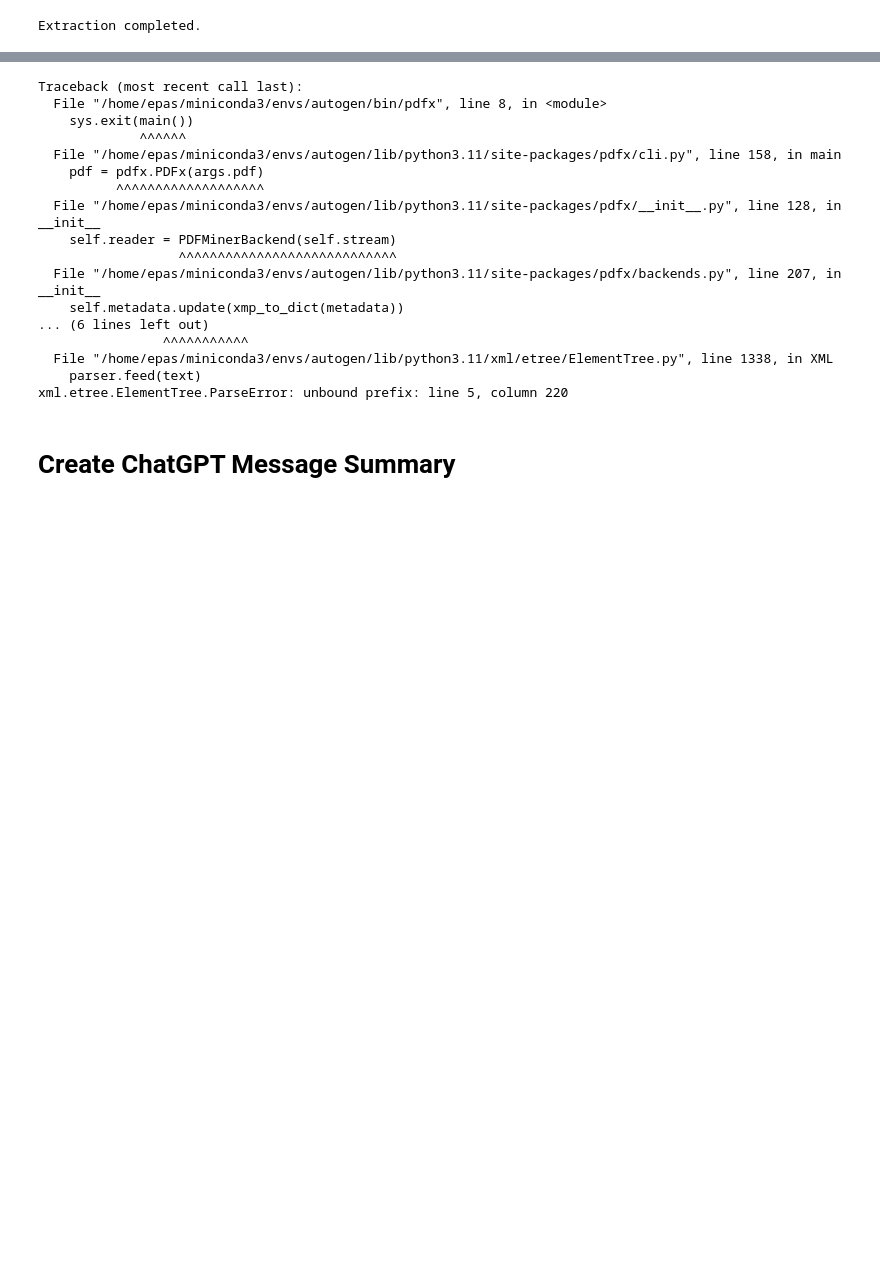
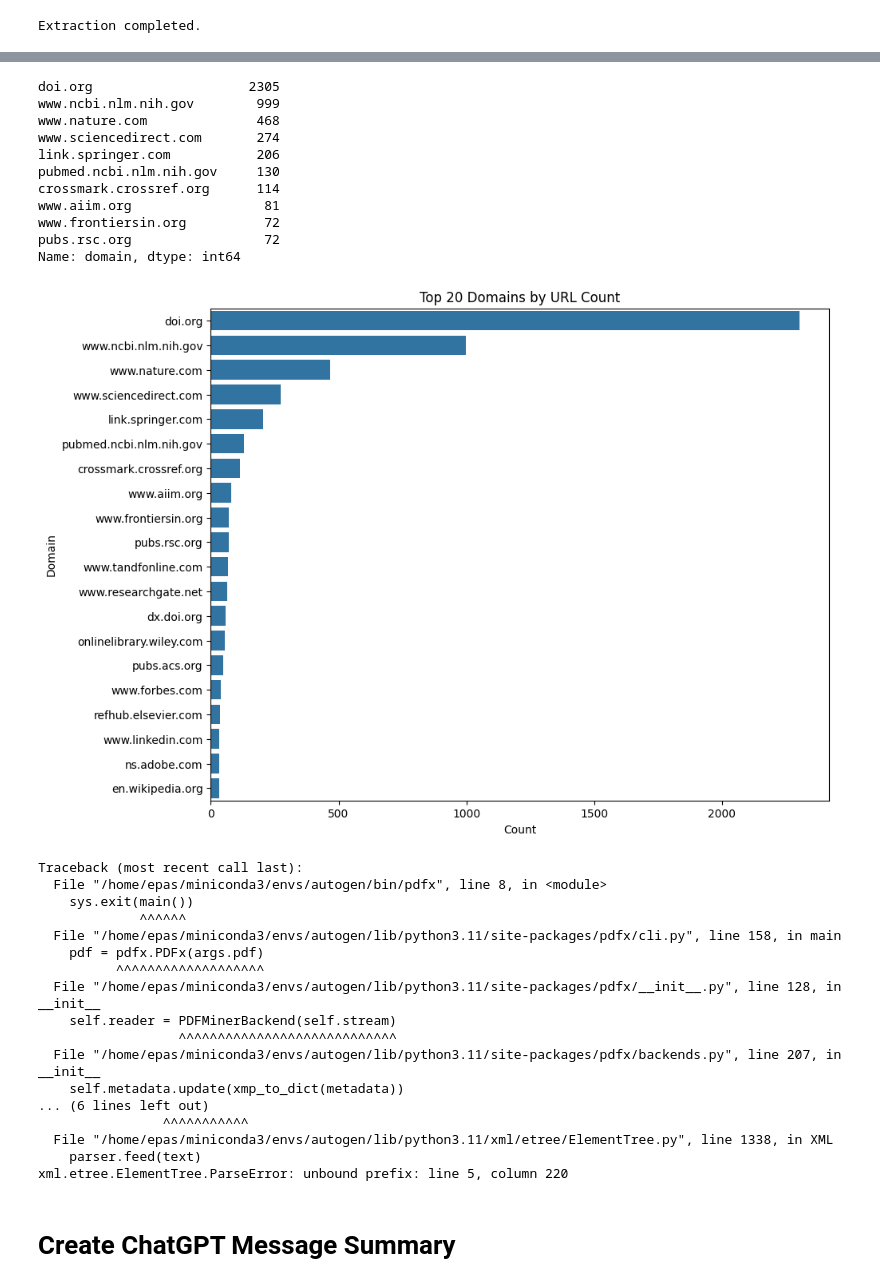
Before and after one commit to ImmortalDemonGod/ResearchAgentSwarm, a Jupyter notebook: Literature_Review/paperQA_desktop.ipynb, the cells around one changed output, grey strips where cells are left out. Drawn from its saved outputs; the diff is of its cells as text; code cells hidden in the pictures; blank space fills up the shorter version.

```diff
--- a/Literature_Review/paperQA_desktop.ipynb
+++ b/Literature_Review/paperQA_desktop.ipynb
@@ -232,7 +232,7 @@ from typing import List
 # %%
 api_key = "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"
 import os
-!pip install openai==0.28
+#!pip install openai==0.28
 # Set up the environment and PaperQA
 os.environ['OPENAI_API_KEY'] = api_key
 import json
@@ -256,8 +256,8 @@ def generate_search_queries(question: str):
     #client = OpenAI(api_key=api_key)
 
     try:
-        response =  openai.ChatCompletion.create(
-            model="gpt-3.5-turbo-0613",
+        response =  OpenAI.ChatCompletion.create(
+            model="gpt-3.5-turbo-0125",
             messages=[
                 {"role": "system", "content": prompt},
                 {"role": "user", "content": "Search Queries:"},
@@ -333,7 +333,7 @@ while True:
         messages.append(
             {"role":"user", "content": message},
         )
-        completion = client.chat.completions.create(
+        completion = OpenAI.ChatCompletion.create(
             messages = messages,
             model = "gpt-3.5-turbo"
         )
@@ -2247,8 +2280,8 @@ import glob
 import os
 
 # Specify the directory containing the JSON files
-json_directory = '/home/epas/Documents/MitoMAVEN/full_texts/'
-output_directory = '/home/epas/Documents/MitoMAVEN/full_texts/PROTCOLS/'
+json_directory = '/Users/tomriddle1/Documents/REOR/MitochondriaMaven/DR NASH 1st meeting/Yeast/Exactly_What_im_looking_for/'
+output_directory = '/Users/tomriddle1/Documents/REOR/MitochondriaMaven/DR NASH 1st meeting/Yeast/Exactly_What_im_looking_for/PROTCOLS/'
 
 # Ensure the output directory exists
 os.makedirs(output_directory, exist_ok=True)
@@ -2329,6 +2362,7 @@ Assemble a detailed mitochondrial isolation protocol from segments scattered thr
 
 This enhanced prompt structure aims to guide the synthesis of fragmented information into a coherent, detailed, and practical mitochondrial isolation protocol, facilitating ease of replication and adaptation in diverse research contexts.
 TEXT:\n"""
+        text_header = ""
         # Write the header and all collected protocols to the output file
         with open(output_file_path, 'w', encoding='utf-8') as output_file:
             output_file.write(text_header + "\n")  # Write the header with a newline before protocols
@@ -2341,3 +2613,41 @@ Extraction completed.
+# %%
+#!pip install pandas matplotlib seaborn
+
+# Count occurrences of each domain
+domain_counts = df_urls['domain'].value_counts()
+
+# Print top 10 most frequent domains
+print(domain_counts.head(10))
+import seaborn as sns
+import matplotlib.pyplot as plt
+
+# Setting the figure size
+plt.figure(figsize=(10, 8))
+
+# Plotting top 20 domains
+top_domains = domain_counts.head(20)
+sns.barplot(x=top_domains.values, y=top_domains.index)
+
+# Adding titles and labels
+plt.title('Top 20 Domains by URL Count')
+plt.xlabel('Count')
+plt.ylabel('Domain')
+
+# Display the plot
+plt.show()
+# %% [output]
+doi.org                    2305
+www.ncbi.nlm.nih.gov        999
+www.nature.com              468
+www.sciencedirect.com       274
+link.springer.com           206
+pubmed.ncbi.nlm.nih.gov     130
+crossmark.crossref.org      114
+www.aiim.org                 81
+www.frontiersin.org          72
+pubs.rsc.org                 72
+Name: domain, dtype: int64
+[figure, added]
 # %%
 !pdfx -v '/home/epas/Documents/MitoMAVEN/full_texts/Isolation_of_brain_mitochondria_from_neonatal_mice.pdf' -o '/home/epas/Documents/MitoMAVEN/full_texts/Isolation_of_brain_mitochondria_from_neonatal_mice.txt'
 # %% [output]
```
Also changed, not shown: parts of 12 cells of this notebook, 4 other files.
